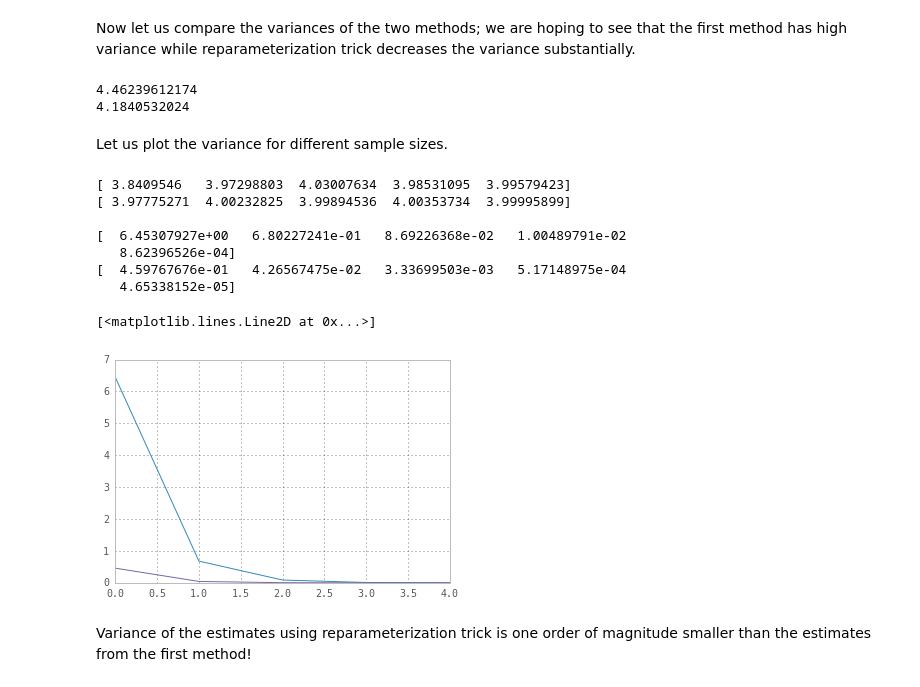
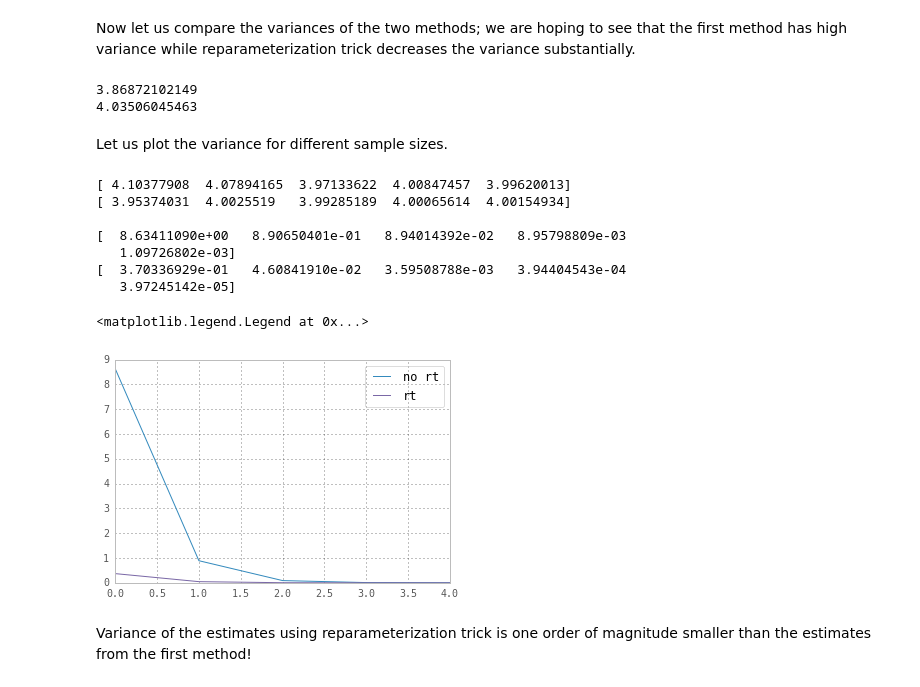
Before and after one commit to gokererdogan/Notebooks, a Jupyter notebook: Reparameterization Trick.ipynb, the cells around one changed output. Cells and saved outputs as stored; diff of their text form; code cells hidden in the pictures.

```diff
--- a/Reparameterization Trick.ipynb
+++ b/Reparameterization Trick.ipynb
@@ -37,8 +37,8 @@ Now let us compare the variances of the two methods; we are hoping to see that t
 import numpy as np
 N = 1000
 theta = 2.0
-x = np.random.randn(N) + theta
 eps = np.random.randn(N)
+x = theta + eps
 
 grad1 = lambda x: np.sum(np.square(x)*(x-theta)) / x.size
 grad2 = lambda eps: np.sum(2*(theta + eps)) / x.size
@@ -46,8 +46,8 @@ grad2 = lambda eps: np.sum(2*(theta + eps)) / x.size
 print grad1(x)
 print grad2(eps)
 # %% [output]
-4.46239612174
-4.1840532024
+3.86872102149
+4.03506045463
 # %% [markdown]
 Let us plot the variance for different sample sizes.
 # %%
@@ -78,21 +78,22 @@ print
 print vars1
 print vars2
 # %% [output]
-[ 3.8409546   3.97298803  4.03007634  3.98531095  3.99579423]
-[ 3.97775271  4.00232825  3.99894536  4.00353734  3.99995899]
+[ 4.10377908  4.07894165  3.97133622  4.00847457  3.99620013]
+[ 3.95374031  4.0025519   3.99285189  4.00065614  4.00154934]
 
-[  6.45307927e+00   6.80227241e-01   8.69226368e-02   1.00489791e-02
-   8.62396526e-04]
-[  4.59767676e-01   4.26567475e-02   3.33699503e-03   5.17148975e-04
-   4.65338152e-05]
+[  8.63411090e+00   8.90650401e-01   8.94014392e-02   8.95798809e-03
+   1.09726802e-03]
+[  3.70336929e-01   4.60841910e-02   3.59508788e-03   3.94404543e-04
+   3.97245142e-05]
 # %%
 %matplotlib inline
 import matplotlib.pyplot as plt
 
 plt.plot(vars1)
 plt.plot(vars2)
+plt.legend(['no rt', 'rt'])
 # %% [output]
-[<matplotlib.lines.Line2D at 0x...>]
+<matplotlib.legend.Legend at 0x...>
-[figure, old version]
+[figure, new version]
 # %% [markdown]
 Variance of the estimates using reparameterization trick is one order of magnitude smaller than the estimates from the first method!
```
Also changed, not shown: parts of 1 cell of this notebook, 1 other file.
